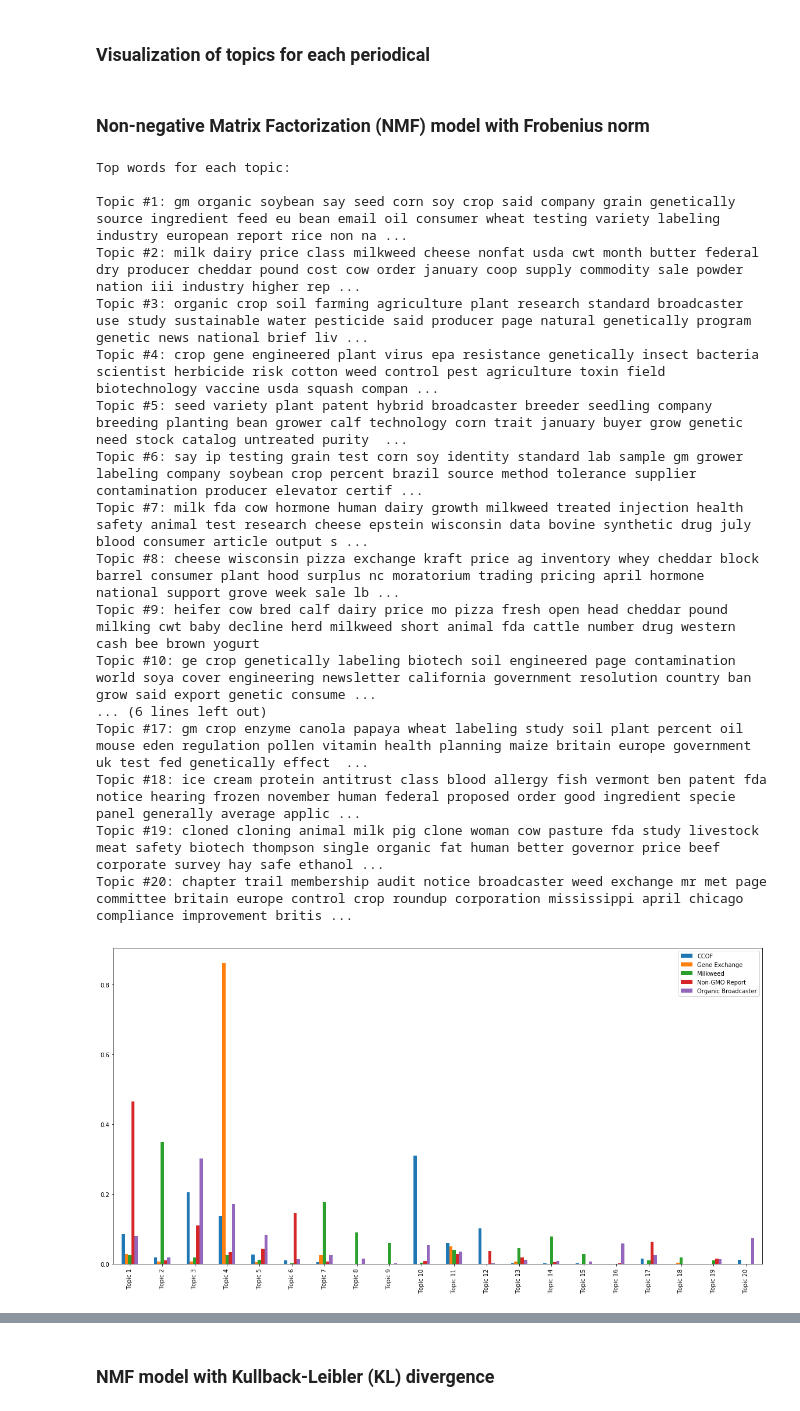
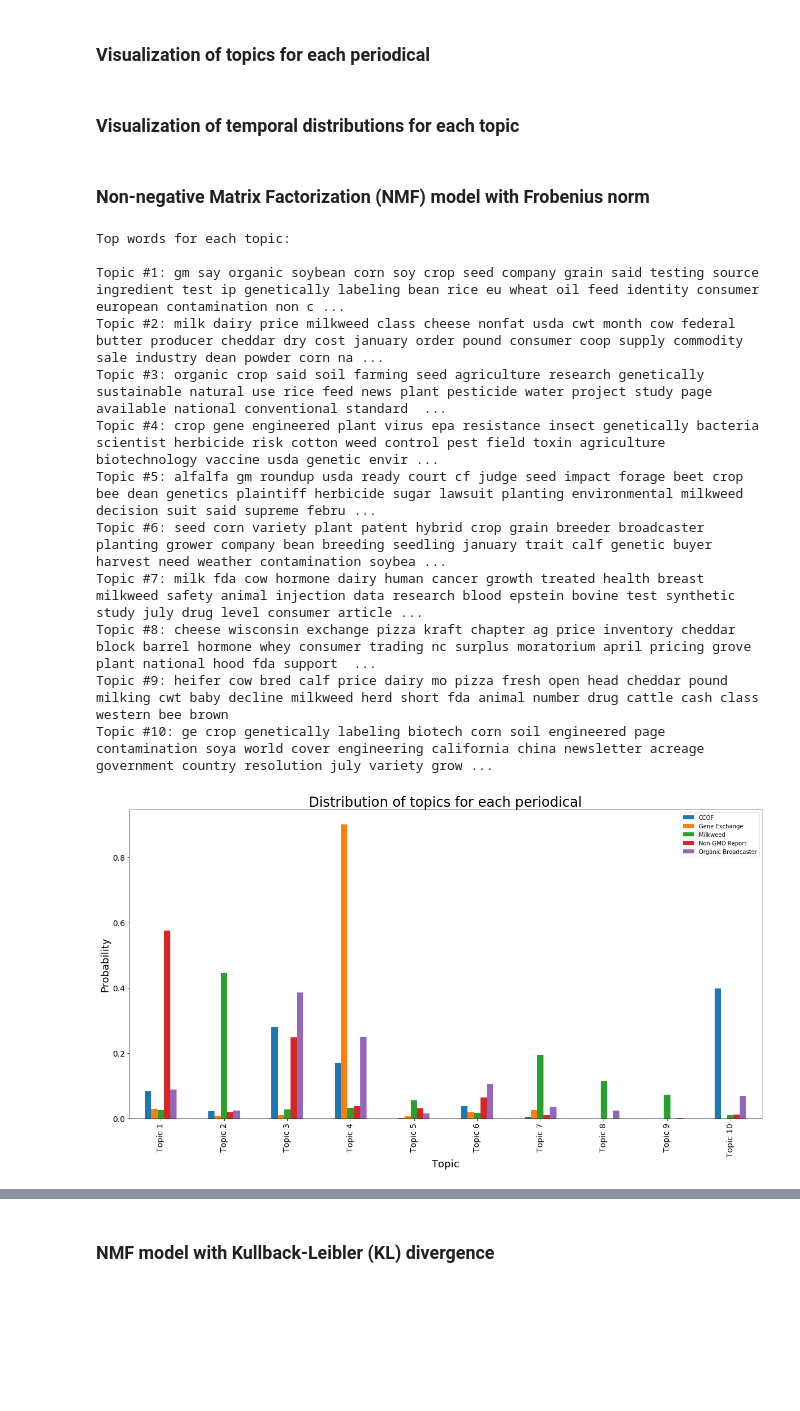
Before and after one commit to cloudbopper/periodicals-analysis, a Jupyter notebook: notebooks/topic_modeling.ipynb, the cells around one changed output, grey strips where cells are left out. Saved outputs shown, nothing was run; the diff lists cells and outputs as text; code cells hidden in the pictures; blank space fills up the shorter version.

Commit message:
Improve graphs; add code to re-learn NMF Frobenius model with custom params

```diff
--- a/notebooks/topic_modeling.ipynb
+++ b/notebooks/topic_modeling.ipynb
@@ -18,11 +24,12 @@ pyLDAvis.enable_notebook()
 # %% [markdown]
 ## Learn topic models
 # %%
-# Enable if re-learning
+# Enable if re-learning all models
 num_features = 2000
-num_topics = 20
-# cmd = "python -m perysis.extract_topics -input_dir ../documents_processed -output_dir ../models -num_features %d -num_topics %d" % (num_features, num_topics)
-# subprocess.check_call(cmd, shell=True)
+num_topics = 10
+if False:
+    cmd = "python -m perysis.extract_topics -input_dir ../documents_processed -output_dir ../models -num_features %d -num_topics %d" % (num_features, num_topics)
+    subprocess.check_call(cmd, shell=True)
 # %% [markdown]
 ## Load documents
 # %%
@@ -69,7 +75,26 @@ def print_periodicals_distribution(W):
         W_for_periodical = W[data.index, :] # Document-topic matrix subset for periodical
         periodical_topic_distribution = normalize(W_for_periodical.sum(axis=0))
         df.loc[name] = periodical_topic_distribution
-    df.T.plot(kind="bar", figsize=(20, 10))
+    ax = df.T.plot(kind="bar", fontsize=14, figsize=(20, 10))
+    ax.set_title("Distribution of topics for each periodical", fontsize=24)
+    ax.set_xlabel("Topic", fontsize=18)
+    ax.set_ylabel("Probability", fontsize=18)
     plt.show()
+# %% [markdown]
+### Visualization of temporal distributions for each topic
+# %%
+def print_topic_temporal_dists(T):
+    rows = ["Topic %d" % num for num in range(1, 1 + W.shape[1])]
+    years = documents["Year"]
+    cols = range(years.min(), years.max() + 1, 1)
+    df = pd.DataFrame(T, columns=cols, index=rows)
+    for idx, row in df.iterrows():
+        row = df.loc[idx]
+        df.loc[idx] = normalize(row)
+    ax = df.T.plot(kind="line", fontsize=14, figsize=(20, 10))
+    ax.set_title("Temporal distribution of each topic", fontsize=24)
+    ax.set_xlabel("Year", fontsize=18)
+    ax.set_ylabel("Probability", fontsize=18)
+    plt.show()
 # %% [markdown]
 ### Non-negative Matrix Factorization (NMF) model with Frobenius norm
@@ -76,27 +104,27 @@ def print_periodicals_distribution(W):
+# %%
+# Enable to re-learn model
+if False:
+    model = NMF(n_components=num_topics, random_state=1, alpha=.1, l1_ratio=.3)
+    W = model.fit_transform(dtm_tfidf)
+    T = extract_topics.gen_topic_temporal_dists(documents, model, tf_vectorizer, dtm_tf)
 # %%
-model_file = open("%s/nmf_frobenius.pkl" % input_dir, "rb")
-(model, W, T) = pickle.load(model_file)
 # print([idx for idx, _ in enumerate(model.components_) if model.components_[idx].sum() < 1e-5])
 print_top_words(model, tfidf_vectorizer.get_feature_names(), 30)
 print_periodicals_distribution(W)
+print_topic_temporal_dists(T)
 vis = pyLDAvis.sklearn.prepare(model, dtm_tfidf, tfidf_vectorizer)
 pyLDAvis.display(vis)
 # %% [output]
 Top words for each topic:
 
-Topic #1: gm organic soybean say seed corn soy crop said company grain genetically source ingredient feed eu bean email oil consumer wheat testing variety labeling industry european report rice non na ...
-Topic #2: milk dairy price class milkweed cheese nonfat usda cwt month butter federal dry producer cheddar pound cost cow order january coop supply commodity sale powder nation iii industry higher rep ...
-Topic #3: organic crop soil farming agriculture plant research standard broadcaster use study sustainable water pesticide said producer page natural genetically program genetic news national brief liv ...
-Topic #4: crop gene engineered plant virus epa resistance genetically insect bacteria scientist herbicide risk cotton weed control pest agriculture toxin field biotechnology vaccine usda squash compan ...
-Topic #5: seed variety plant patent hybrid broadcaster breeder seedling company breeding planting bean grower calf technology corn trait january buyer grow genetic need stock catalog untreated purity  ...
-Topic #6: say ip testing grain test corn soy identity standard lab sample gm grower labeling company soybean crop percent brazil source method tolerance supplier contamination producer elevator certif ...
-Topic #7: milk fda cow hormone human dairy growth milkweed treated injection health safety animal test research cheese epstein wisconsin data bovine synthetic drug july blood consumer article output s ...
-Topic #8: cheese wisconsin pizza exchange kraft price ag inventory whey cheddar block barrel consumer plant hood surplus nc moratorium trading pricing april hormone national support grove week sale lb ...
-Topic #9: heifer cow bred calf dairy price mo pizza fresh open head cheddar pound milking cwt baby decline herd milkweed short animal fda cattle number drug western cash bee brown yogurt
-Topic #10: ge crop genetically labeling biotech soil engineered page contamination world soya cover engineering newsletter california government resolution country ban grow said export genetic consume ...
-... (6 lines left out)
-Topic #17: gm crop enzyme canola papaya wheat labeling study soil plant percent oil mouse eden regulation pollen vitamin health planning maize britain europe government uk test fed genetically effect  ...
-Topic #18: ice cream protein antitrust class blood allergy fish vermont ben patent fda notice hearing frozen november human federal proposed order good ingredient specie panel generally average applic ...
-Topic #19: cloned cloning animal milk pig clone woman cow pasture fda study livestock meat safety biotech thompson single organic fat human better governor price beef corporate survey hay safe ethanol ...
-Topic #20: chapter trail membership audit notice broadcaster weed exchange mr met page committee britain europe control crop roundup corporation mississippi april chicago compliance improvement britis ...
+Topic #1: gm say organic soybean corn soy crop seed company grain said testing source ingredient test ip genetically labeling bean rice eu wheat oil feed identity consumer european contamination non c ...
+Topic #2: milk dairy price milkweed class cheese nonfat usda cwt month cow federal butter producer cheddar dry cost january order pound consumer coop supply commodity sale industry dean powder corn na ...
+Topic #3: organic crop said soil farming seed agriculture research genetically sustainable natural use rice feed news plant pesticide water project study page available national conventional standard  ...
+Topic #4: crop gene engineered plant virus epa resistance insect genetically bacteria scientist herbicide risk cotton weed control pest field toxin agriculture biotechnology vaccine usda genetic envir ...
+Topic #5: alfalfa gm roundup usda ready court cf judge seed impact forage beet crop bee dean genetics plaintiff herbicide sugar lawsuit planting environmental milkweed decision suit said supreme febru ...
+Topic #6: seed corn variety plant patent hybrid crop grain breeder broadcaster planting grower company bean breeding seedling january trait calf genetic buyer harvest need weather contamination soybea ...
+Topic #7: milk fda cow hormone dairy human cancer growth treated health breast milkweed safety animal injection data research blood epstein bovine test synthetic study july drug level consumer article ...
+Topic #8: cheese wisconsin exchange pizza kraft chapter ag price inventory cheddar block barrel hormone whey consumer trading nc surplus moratorium april pricing grove plant national hood fda support  ...
+Topic #9: heifer cow bred calf price dairy mo pizza fresh open head cheddar pound milking cwt baby decline milkweed herd short fda animal number drug cattle cash class western bee brown
+Topic #10: ge crop genetically labeling biotech corn soil engineered page contamination soya world cover engineering california china newsletter acreage government country resolution july variety grow ...
-[figure, old version]
+[figure, new version]
```
Also changed, not shown: parts of 7 cells of this notebook.
